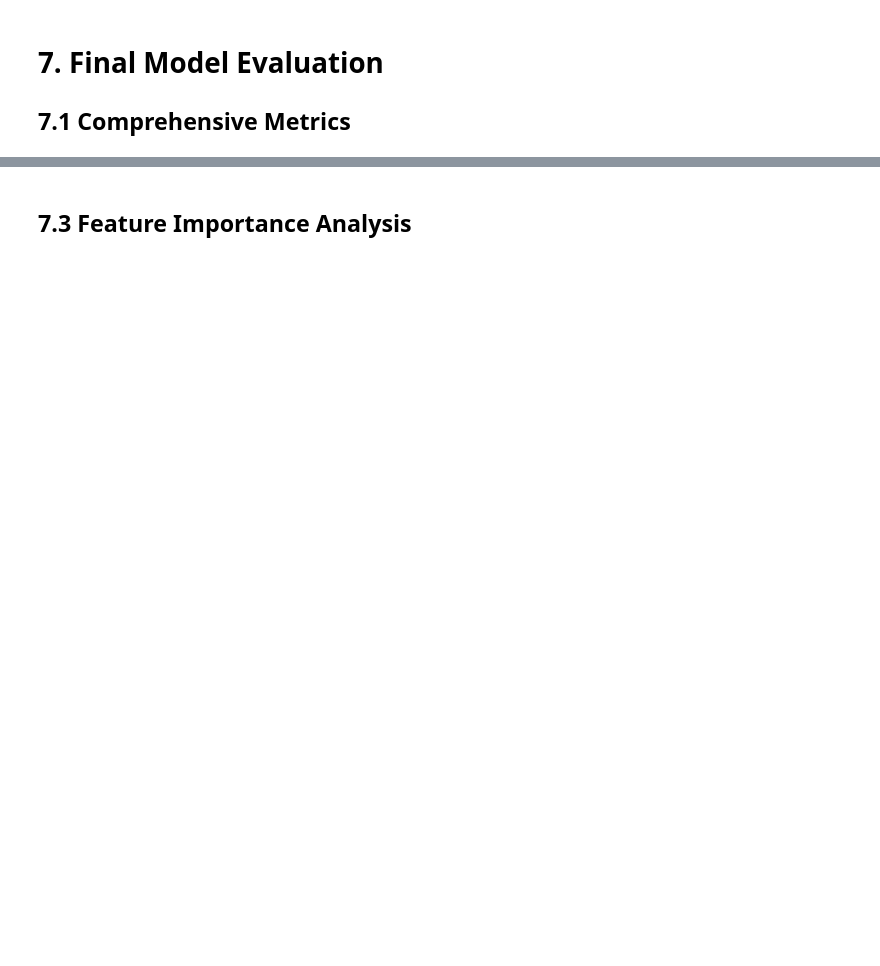
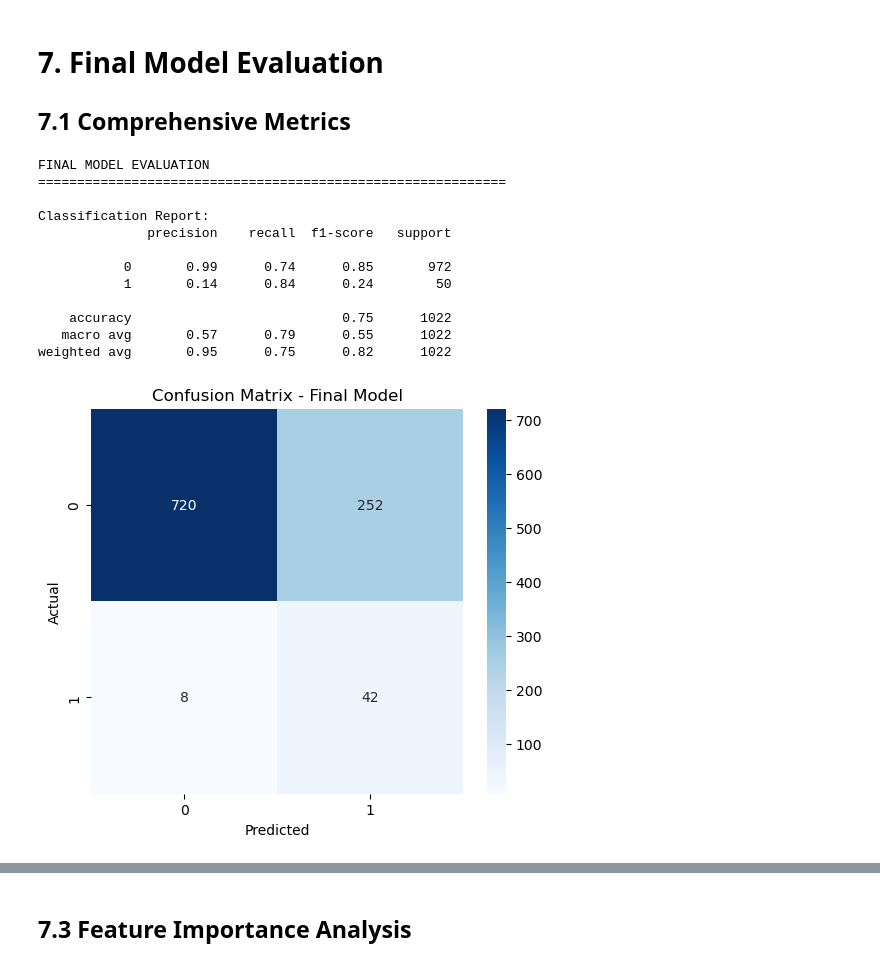
Before and after one commit to lebronsjame/stroke-ml-project, a Jupyter notebook: notebook/Stroke_Prediction_Project.ipynb, the cells around one changed output, grey strips where cells are left out. Cells and saved outputs as stored; diff of their text form; code cells hidden in the pictures; blank space fills up the shorter version.

Commit message:
baselind model + feature engineering + hyperparameter tuning implementation

```diff
--- a/notebook/Stroke_Prediction_Project.ipynb
+++ b/notebook/Stroke_Prediction_Project.ipynb
@@ -1359,20 +1415,41 @@ print("TODO: Implement hyperparameter tuning")
 
 ## 7.1 Comprehensive Metrics
 # %%
-# TODO: Evaluate final tuned model
+from sklearn.metrics import classification_report, confusion_matrix
+import seaborn as sns
+import matplotlib.pyplot as plt
+
 print("FINAL MODEL EVALUATION")
 print("="*60)
 
+# Use the BEST model (feature engineered version BEFORE tuning)
+y_pred_final = y_pred_fe
+y_test_final = y_test_fe
+
 # Classification report
-# print(classification_report(y_test_fe, y_pred_tuned))
+print("\nClassification Report:")
+print(classification_report(y_test_final, y_pred_final))
 
 # Confusion matrix
-# cm = confusion_matrix(y_test_fe, y_pred_tuned)
-# plt.figure(figsize=(8, 6))
-# sns.heatmap(cm, annot=True, fmt='d', cmap='Blues')
-# plt.xlabel('Predicted')
-# plt.ylabel('Actual')
-# plt.title('Confusion Matrix - Final Model')
-# plt.show()
+cm = confusion_matrix(y_test_final, y_pred_final)
 
-print("TODO: Show final model evaluation")
+plt.figure(figsize=(6, 5))
+sns.heatmap(cm, annot=True, fmt='d', cmap='Blues')
+plt.xlabel('Predicted')
+plt.ylabel('Actual')
+plt.title('Confusion Matrix - Final Model')
+plt.show()
+# %% [output]
+FINAL MODEL EVALUATION
+============================================================
+
+Classification Report:
+              precision    recall  f1-score   support
+
+           0       0.99      0.74      0.85       972
+           1       0.14      0.84      0.24        50
+
+    accuracy                           0.75      1022
+   macro avg       0.57      0.79      0.55      1022
+weighted avg       0.95      0.75      0.82      1022
+[figure, added]
```
Also changed, not shown: parts of 9 cells of this notebook, 3 other files.
